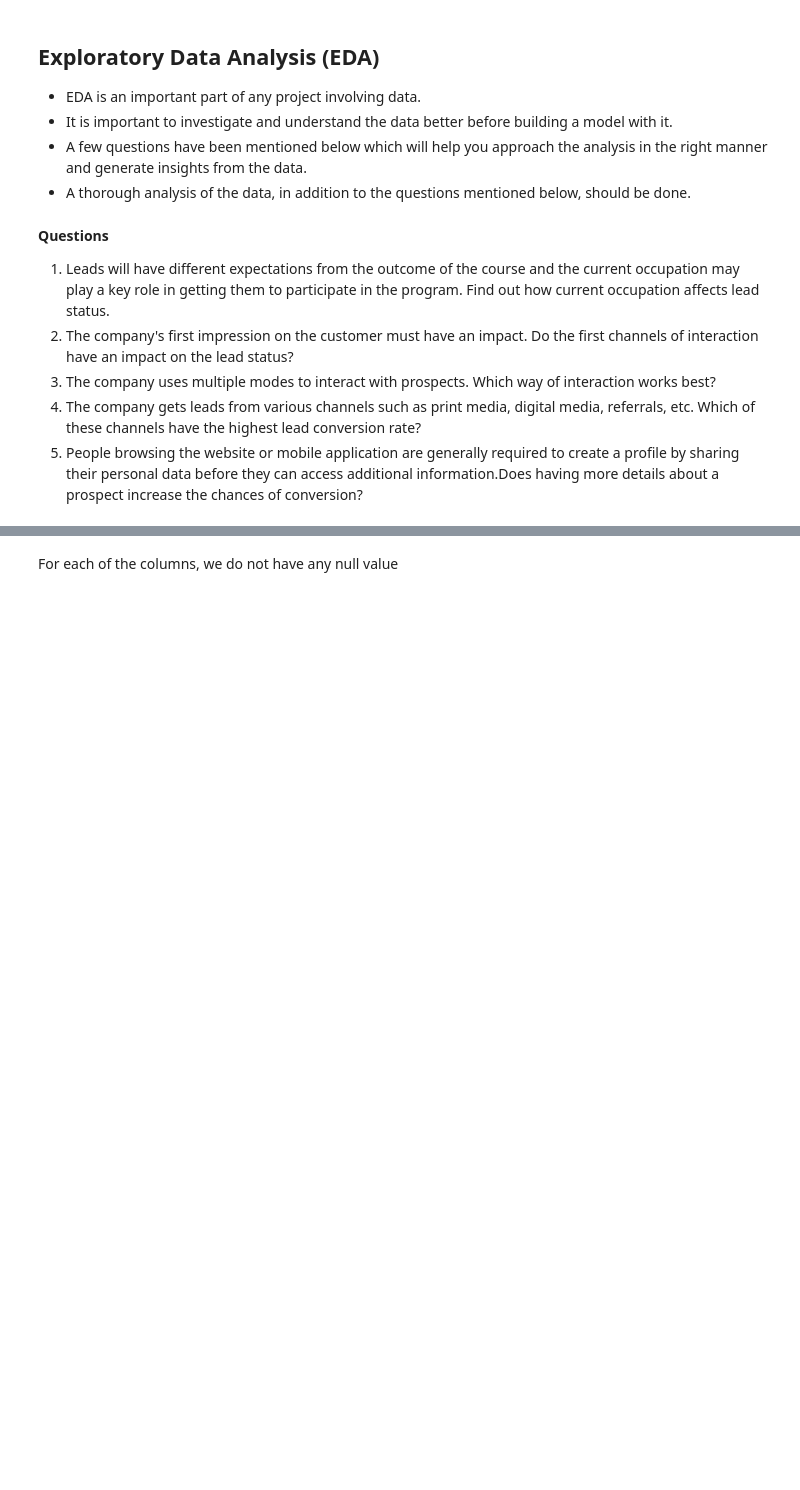
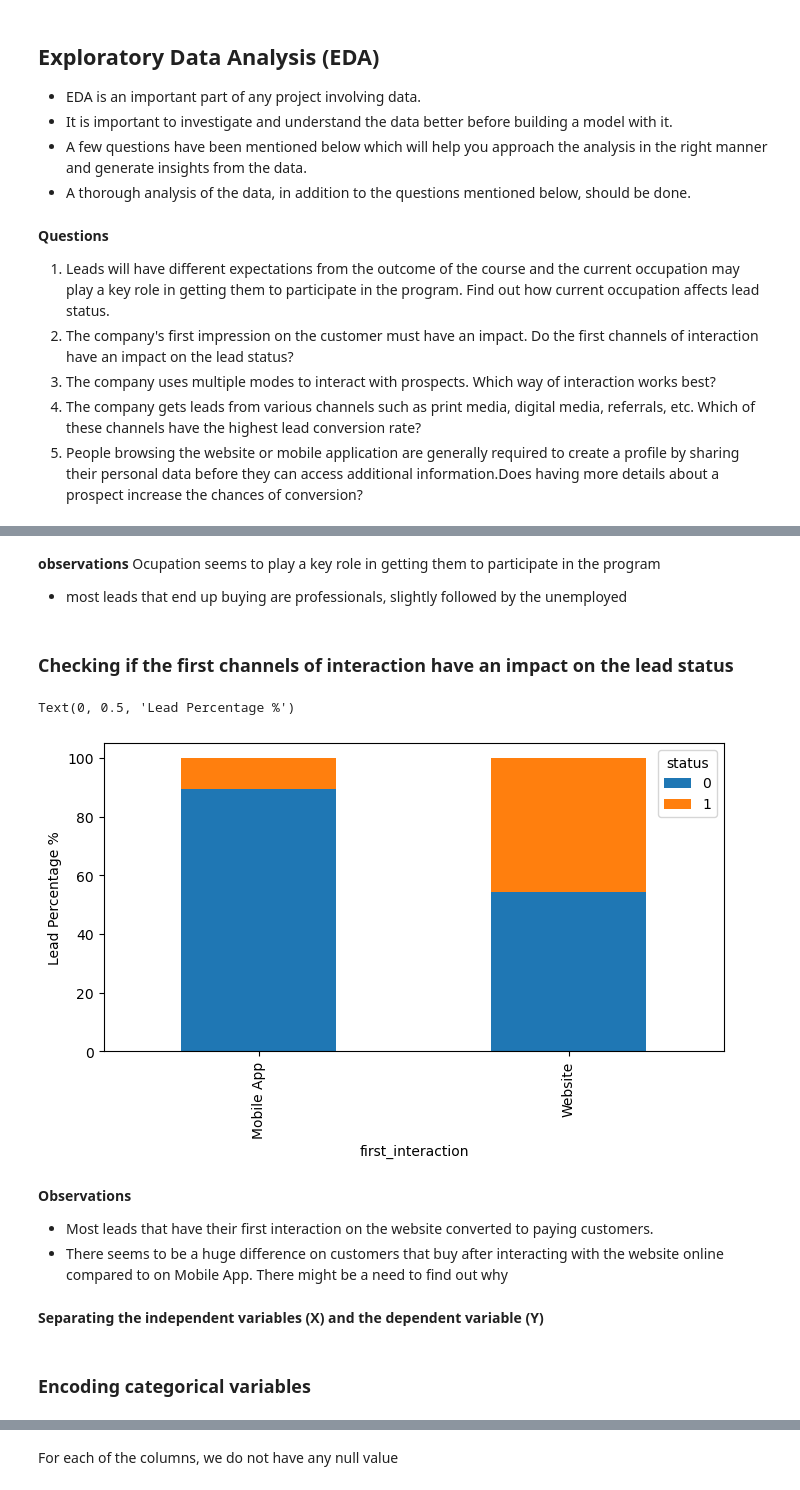
Before and after one commit to Tsungie/Classification-and-Hypothesis-Testing, a Jupyter notebook: Learner+Notebook+-+Full+Code+Version+-+Potential+Customers+Prediction.ipynb, the cells around one changed output, grey strips where cells are left out. Cells and saved outputs as stored; diff of their text form; code cells hidden in the pictures; blank space fills up the shorter version.

```diff
--- a/Learner+Notebook+-+Full+Code+Version+-+Potential+Customers+Prediction.ipynb
+++ b/Learner+Notebook+-+Full+Code+Version+-+Potential+Customers+Prediction.ipynb
@@ -376,0 +539,18 @@ dtype: int64
+# %% [markdown]
+**observations**
+Ocupation seems to play a key role in getting them to participate in the program
+* most leads that end up buying are professionals, slightly followed by the unemployed
+# %% [markdown]
+### **Checking if the first channels of interaction have an impact on the lead status**
+# %%
+(pd.crosstab(data['first_interaction'],data['status'],normalize='index')*100).plot(kind='bar',figsize=(8,4),stacked=True)
+plt.ylabel('Lead Percentage %')
+# %% [output]
+Text(0, 0.5, 'Lead Percentage %')
+[figure, added]
+# %% [markdown]
+**Observations**
+* Most leads that have their first interaction on the website converted to paying customers.
+* There seems to be a huge difference on customers that buy after interacting with the website online compared to on Mobile App. There might be a need to find out why
+# %% [markdown]
+**Separating the independent variables (X) and the dependent variable (Y)**
@@ -376,0 +560,2 @@ dtype: int64
+# %% [markdown]
+### **Encoding categorical variables**
```
Also changed, not shown: parts of 127 cells of this notebook.
